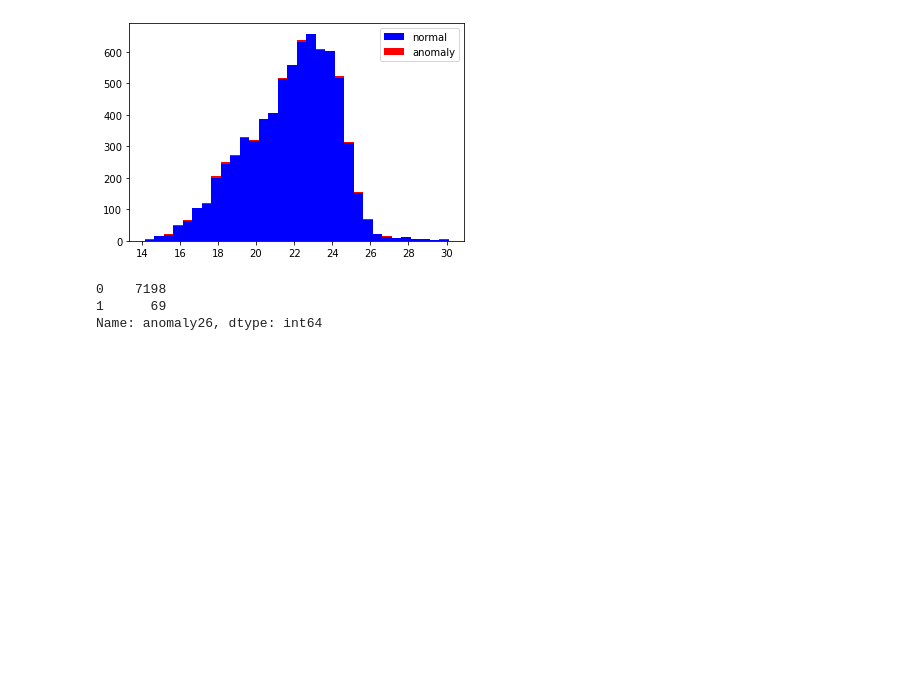
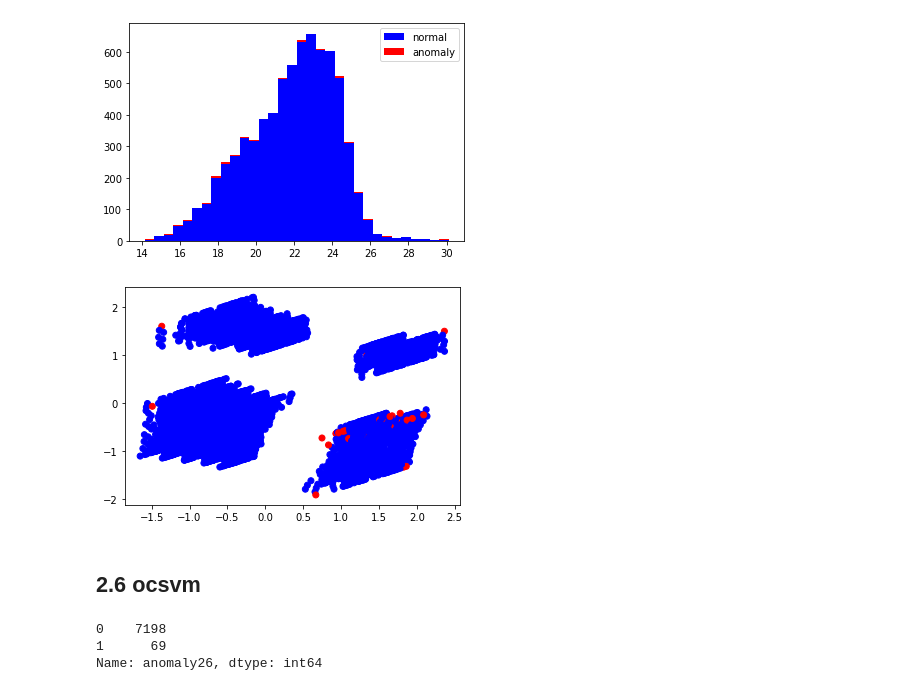
Before and after one commit to xogns3512/example, a Jupyter notebook: anomaly detection/Numenta Anomaly Benchmark (NAB).ipynb, the cells around one changed output. Drawn from its saved outputs; the diff is of its cells as text; code cells hidden in the pictures; blank space fills up the shorter version.

```diff
--- a/anomaly detection/Numenta Anomaly Benchmark (NAB).ipynb
+++ b/anomaly detection/Numenta Anomaly Benchmark (NAB).ipynb
@@ -411,6 +450,16 @@ plt.legend()
 plt.show()
 # %% [output]
 [figure]
+# %%
+# visualisation of anomaly with cluster view
+fig, ax = plt.subplots()
+colors = {0:'blue', 1:'red'}
+ax.scatter(df['principal_feature1'], df['principal_feature2'], c=df["anomaly25"].apply(lambda x: colors[x]))
+plt.show()
+# %% [output]
+[figure, added]
+# %% [markdown]
+## 2.6 ocsvm
 # %%
 # Take useful feature and standardize them
 data = df[['value', 'hours', 'daylight', 'DayOfTheWeek', 'WeekDay']]
```
Also changed, not shown: parts of 10 cells of this notebook.
